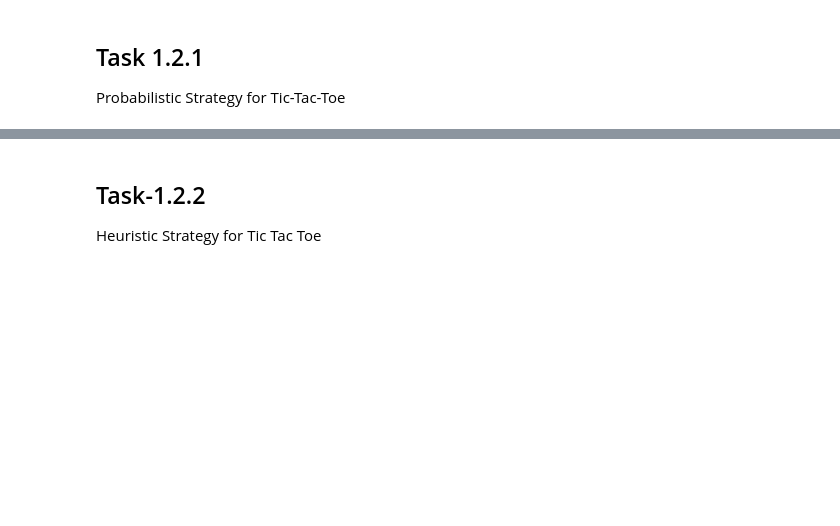
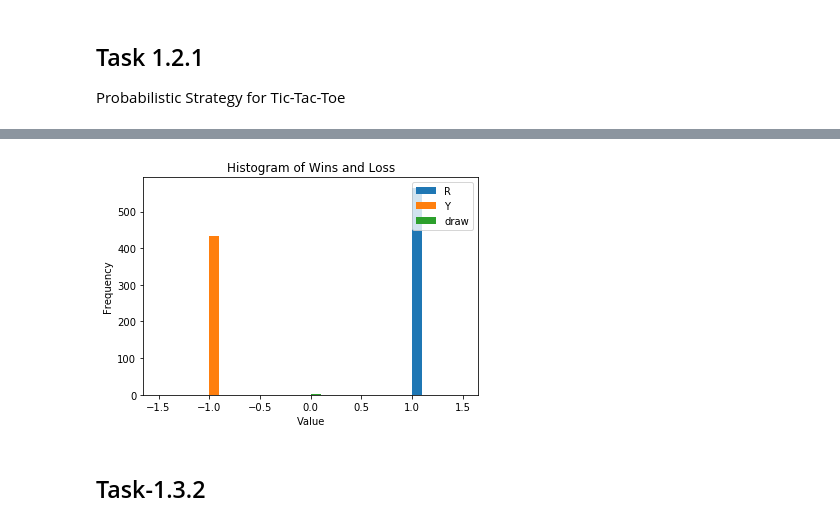
Before and after one commit to MdAsifKhan/Game-AI, a Jupyter notebook: project-01/Task-project-01.ipynb, the cells around one changed output, grey strips where cells are left out. Saved outputs shown, nothing was run; the diff lists cells and outputs as text; code cells hidden in the pictures; blank space fills up the shorter version.

Commit message:
Add all task to notebook

```diff
--- a/project-01/Task-project-01.ipynb
+++ b/project-01/Task-project-01.ipynb
@@ -49,4 +139,7 @@ from tic_tac_toe import winningProbabilitiesTournament
+# %%
+wins_losses_draws = random_tournament()
+plot_connect4(wins_losses_draws)
+# %% [output]
+[figure, added]
 # %% [markdown]
-## Task-1.2.2
-
-Heuristic Strategy for Tic Tac Toe
+## Task-1.3.2
```
Also changed, not shown: parts of 22 cells of this notebook.
